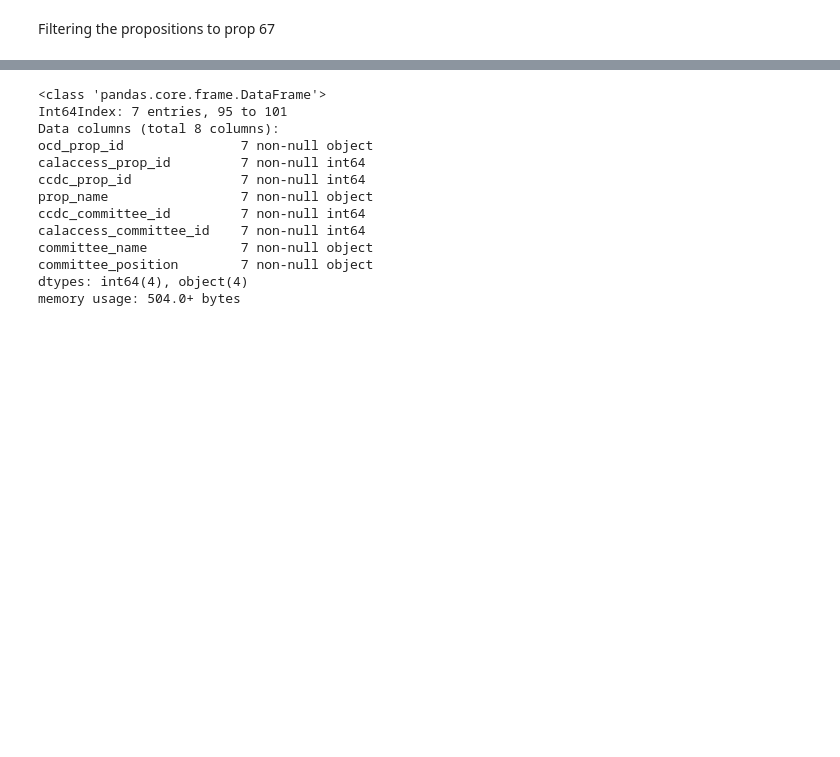
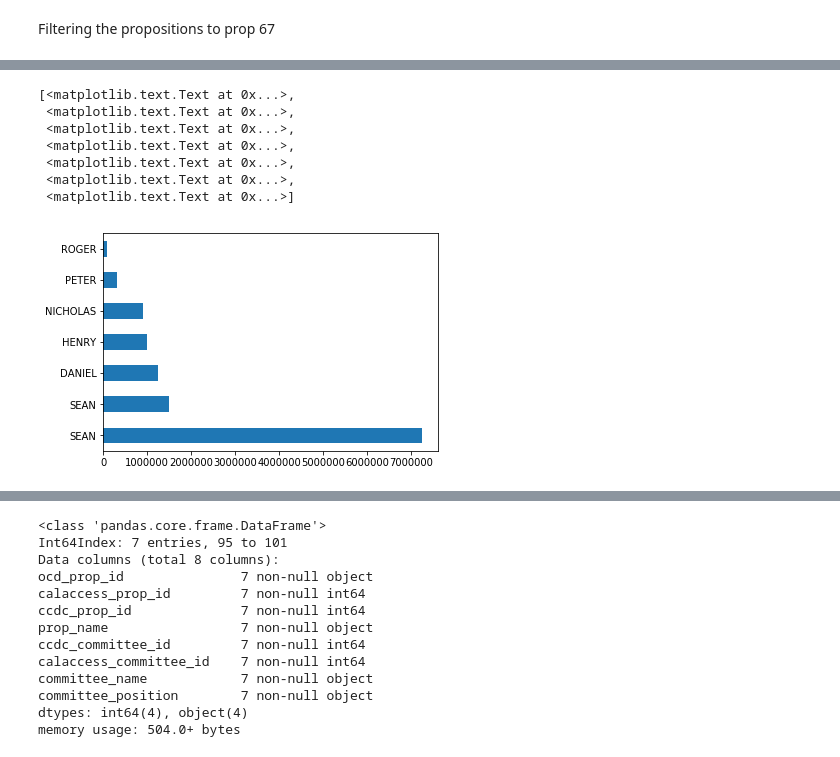
Before and after one commit to loanhoang/first-hyphen-notebook, a Jupyter notebook: props-64-67-analysis.ipynb, the cells around one changed output, grey strips where cells are left out. Cells and saved outputs as stored; diff of their text form; code cells hidden in the pictures; blank space fills up the shorter version.

```diff
--- a/props-64-67-analysis.ipynb
+++ b/props-64-67-analysis.ipynb
@@ -689,0 +725,12 @@ Filtering the propositions to prop 67
+# %%
+chart64 = top_supporters64.head(7).amount.plot.barh()
+chart64.set_yticklabels(top_supporters64.contributor_firstname)
+# %% [output]
+[<matplotlib.text.Text at 0x...>,
+ <matplotlib.text.Text at 0x...>,
+ <matplotlib.text.Text at 0x...>,
+ <matplotlib.text.Text at 0x...>,
+ <matplotlib.text.Text at 0x...>,
+ <matplotlib.text.Text at 0x...>,
+ <matplotlib.text.Text at 0x...>]
+[figure, added]
```
Also changed, not shown: parts of 22 cells of this notebook.
